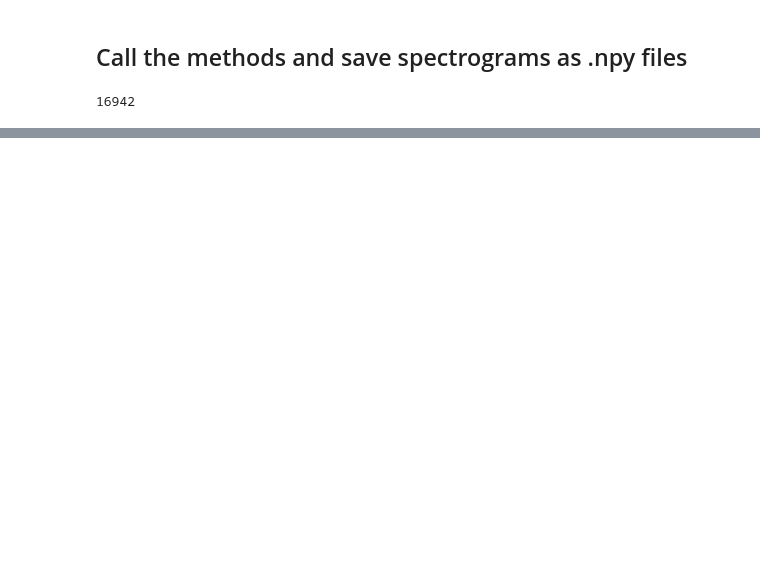
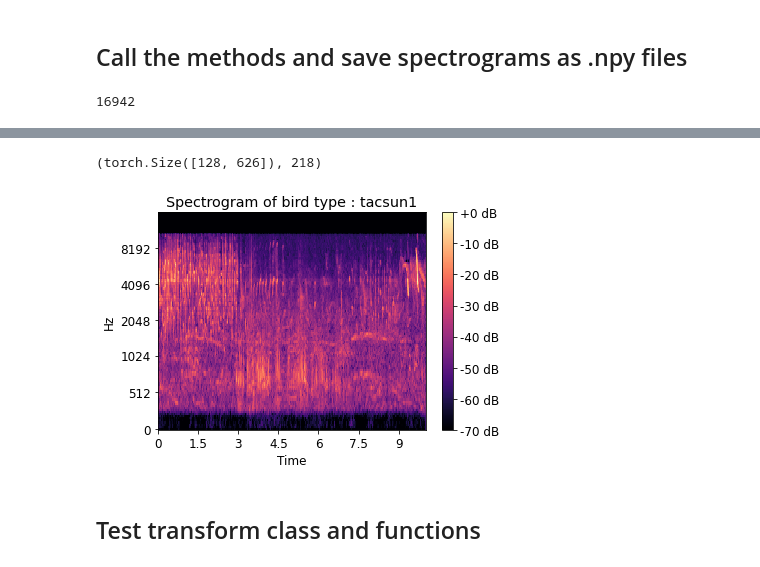
Before and after one commit to Moramor/birdclef-competition, a Jupyter notebook: generate-spectrogram-before.ipynb, the cells around one changed output, grey strips where cells are left out. Drawn from its saved outputs; the diff is of its cells as text; code cells hidden in the pictures; blank space fills up the shorter version.

```diff
--- a/generate-spectrogram-before.ipynb
+++ b/generate-spectrogram-before.ipynb
@@ -114,6 +113,9 @@ Get the paths to all audio files
 def get_audio_files(path):
     return get_files(path, extensions='.ogg', recurse=True)
 
+def get_npy_files(path):
+    return get_files(path, extensions='.npy', recurse=True)
+
 audio_files = get_audio_files(path)
 fn = audio_files[0]; fn
 # %% [output]
@@ -292,0 +312,32 @@ Audio(audio_data, rate=framerate, autoplay=True)
+# %%
+# Function to convert .npy files into tensors
+def npy_to_tensor(path_file:Path):
+    # Load file
+    spec = np.load(path_file)
+    # Convert to DB
+    spec_db = librosa.power_to_db(spec, ref=np.max)
+    # Convert spectrogram DB data to PyTorch Tensor
+    spec_tensor = tensor(spec_db).float()/255
+    return spec_tensor
+
+class NpyTransform(ItemTransform):
+    def __init__(self, vocab, o2i, lblr): self.vocab,self.o2i,self.lblr = vocab,o2i,lblr
+    def __init__(self):
+      self.setup(get_npy_files(path))
+
+    def setups(self, items):
+      self.lblr = parent_label
+      vals = class_names_from_csv(labels_csv_path)
+      self.vocab,self.o2i = uniqueify(vals, sort=True, bidir=True)
+
+    def encodes(self, o):
+      return (npy_to_tensor(o), self.o2i[self.lblr(o)])
+    def decodes(self, x):
+      return TitledImage(x[0],self.vocab[x[1]])
+
+def NpyBlock(vocab, o2i, lblr):
+    return TransformBlock(type_tfms=NpyTransform(vocab, o2i, lblr))
+# %%
+items = get_npy_files(path)
+audio_items = get_audio_files(path)
+len(items), len(audio_items)
@@ -292,0 +375,13 @@ Audio(audio_data, rate=framerate, autoplay=True)
+# %%
+npy = NpyTransform()
+x,y = npy(items[0])
+x.shape, y
+# %% [output]
+(torch.Size([128, 626]), 218)
+# %%
+dec = npy.decode((x,y))
+dec.show()
+# %% [output]
+[figure, added]
+# %% [markdown]
+## Test transform class and functions
```
Also changed, not shown: parts of 33 cells of this notebook.
